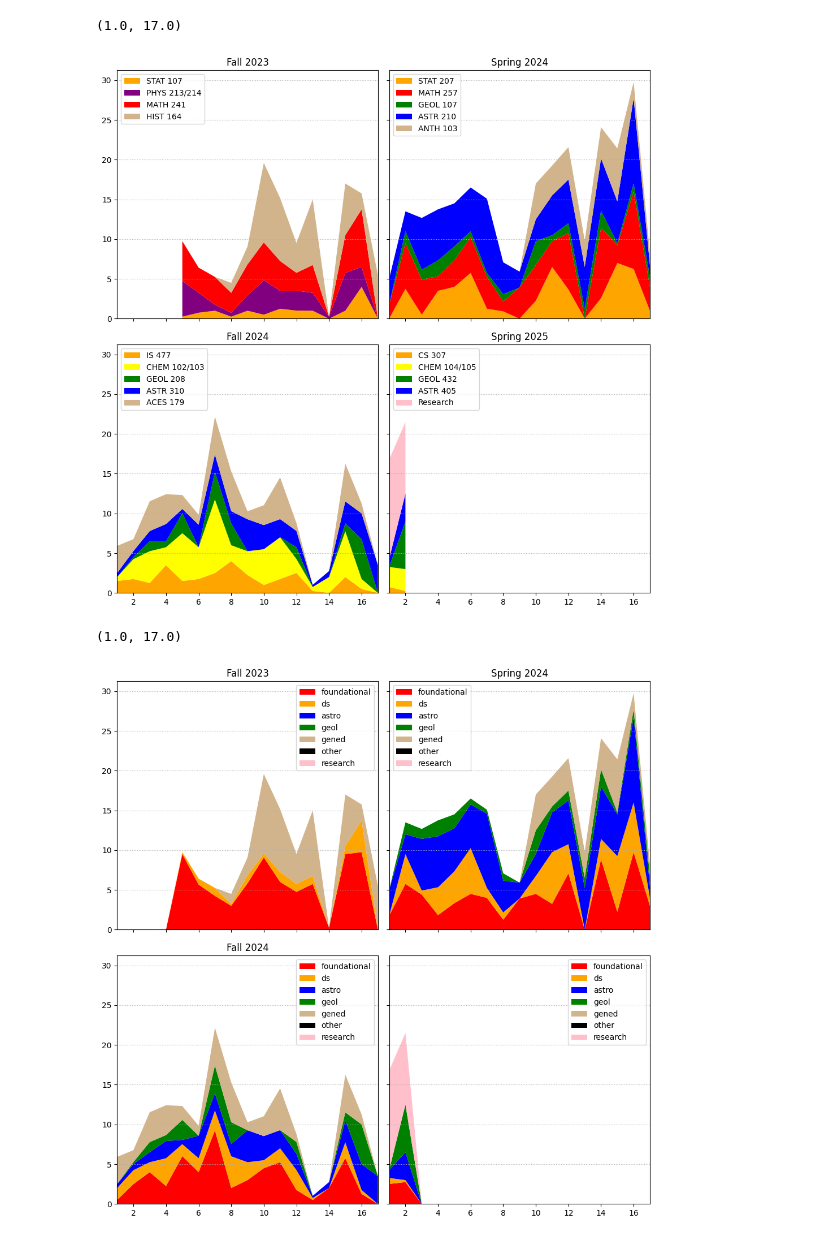
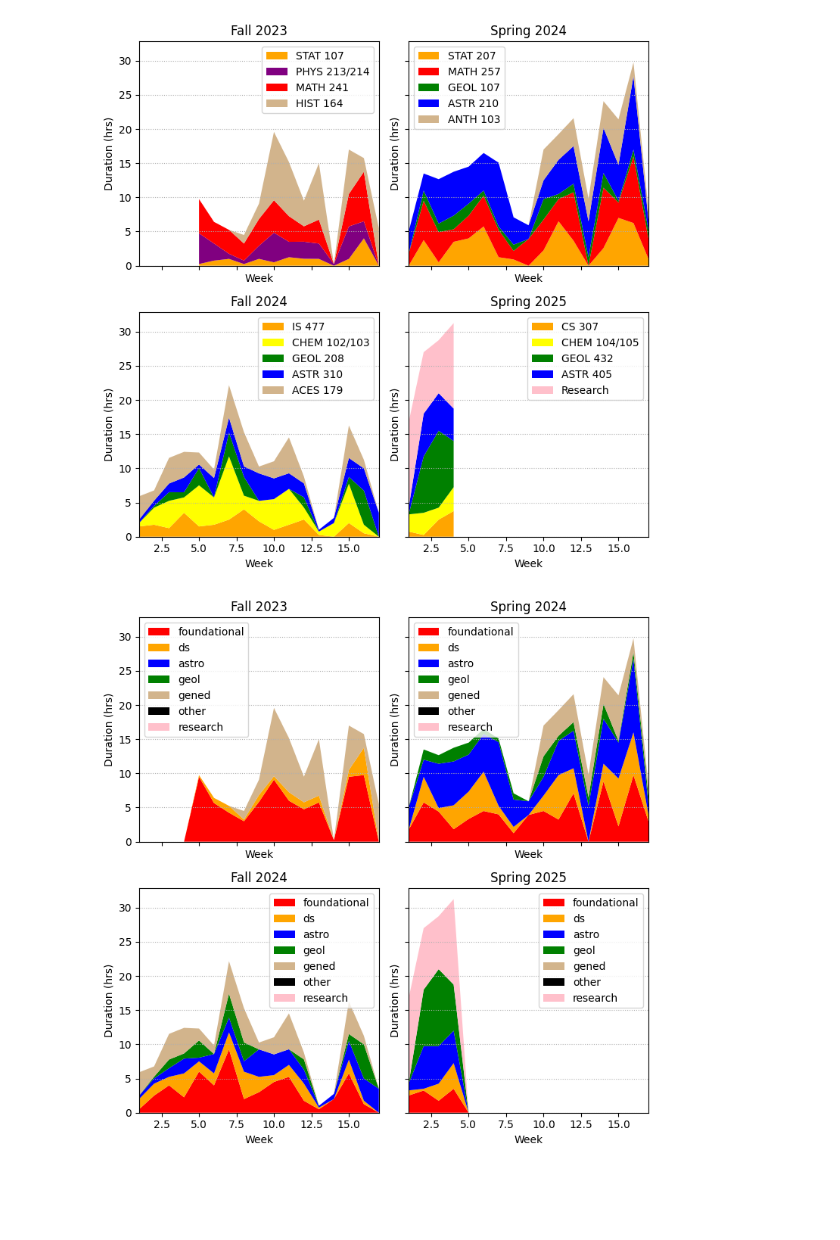
Before and after one commit to ryguy2k4/studytime, a Jupyter notebook: src/stack_plots.ipynb, the cells around one changed output. Cells and saved outputs as stored; diff of their text form; code cells hidden in the pictures; blank space fills up the shorter version.

```diff
--- a/src/stack_plots.ipynb
+++ b/src/stack_plots.ipynb
@@ -4,7 +4,7 @@ import matplotlib.pyplot as plt
 import pandas as pd
 import seaborn as sns
 # %%
-master = pd.read_csv("../data/master/studytime2.csv")
+master = pd.read_csv("../data/master/studytime.csv")
 master["day of week"] = pd.Categorical(master["day of week"], categories=["Monday", "Tuesday", "Wednesday", "Thursday", "Friday", "Saturday", "Sunday"], ordered=True)
 # %%
 def to_stack_plot_data(master, term, order=[]):
@@ -35,7 +35,7 @@ classes_and_colors = {
     },
 }
 # %%
-fig, ax = plt.subplots(2,2, figsize=[10,10], sharey=True, sharex=True)
+fig, ax = plt.subplots(2,2, figsize=[7.5,7.5], sharey=True, sharex=True)
 
 for i, term in enumerate(['fa23', 'sp24', 'fa24', 'sp25']):
     if i == 0:
@@ -53,27 +53,27 @@ for i, term in enumerate(['fa23', 'sp24', 'fa24', 'sp25']):
 
     df1 = to_stack_plot_data(master, term, classes_and_colors[term]['order'])
     ax[x,y].stackplot(df1.index, [df1[col]/60 for col in df1.columns], labels=df1.columns, colors=classes_and_colors[term]['colors'])
-    # ax[x,y].set_yticklabels([int(yt / 60.0) for yt in ax[x,y].get_yticks()])  # Convert ticks to hours
     ax[x,y].grid(axis='y', ls='dotted')
-    # ax[x,y].axvline(14, color='k', label="break")
-    ax[x,y].legend(df1.columns, loc='upper left')
+    ax[x,y].legend(df1.columns)
+    ax[x,y].set_xlabel("Week")
+    ax[x,y].set_ylabel("Duration (hrs)")
 
 
 # FIGURE
-# fig.text(0.08, 0.5, 'minutes', va='center', rotation='vertical')
-# fig.text(0.515, 0.08, 'week', ha='center', rotation='horizontal')
+# Subplot Titles
 ax[0,0].set_title("Fall 2023")
 ax[0,1].set_title("Spring 2024")
 ax[1,0].set_title("Fall 2024")
 ax[1,1].set_title("Spring 2025")
-fig.align_xlabels()
-ax[0,0].set_xticks(list(range(0,17,2)))
+# Axis Labels
+
+# Axis Limit
+plt.xlim(1, 17)
+
 plt.tight_layout()
 fig.savefig('../results/stackplot_by_class.png')
-plt.xlim(1, 17)
 # %% [output]
-(1.0, 17.0)
-[figure, old version]
+[figure, new version]
 # %%
 ds_group = ['STAT 107', 'STAT 207', 'IS 477', 'CS 307']
 astro_group = ['ASTR 210', 'ASTR 310', 'ASTR 405']
@@ -114,38 +114,40 @@ def to_stack_plot_data_groups(master, term):
     df = df[groups]
     return df
 # %%
-fig2, ax2 = plt.subplots(2,2, figsize=[10,10], sharey=True, sharex=True)
+fig2, ax2 = plt.subplots(2,2, figsize=[7.5,7.5], sharey=True, sharex=True)
 
 for i, term in enumerate(['fa23', 'sp24', 'fa24', 'sp25']):
     if i == 0:
         x=0
         y=0
     if i == 1:
         x=0
         y=1
     if i == 2:
         x=1
         y=0
     if i == 3:
         x=1
         y=1
 
     df1 = to_stack_plot_data_groups(df_groups, term)
     ax2[x,y].stackplot(df1.index, [df1[col]/60 for col in df1.columns], labels=df1.columns, colors=['red', 'orange', 'blue', 'green', 'tan', 'black', 'pink'])
-    # ax2[x,y].set_yticklabels([int(yt / 60.0) for yt in ax[x,y].get_yticks()])  # Convert ticks to hours
     ax2[x,y].grid(axis='y', ls='dotted')
-    # ax2[x,y].axvline(14, color='k', label="break")
-    # ax2[x,y].legend(df1.columns, loc='upper left')
-    ax2[x,y].legend()
+    ax2[x,y].legend(df1.columns)
+    ax2[x,y].set_xlabel("Week")
+    ax2[x,y].set_ylabel("Duration (hrs)")
 
+# FIGURE
+# Subplot Titles
 ax2[0,0].set_title("Fall 2023")
 ax2[0,1].set_title("Spring 2024")
 ax2[1,0].set_title("Fall 2024")
-fig2.align_xlabels()
-ax2[0,0].set_xticks(list(range(0,17,2)))
+ax2[1,1].set_title("Spring 2025")
+
+# Axis Limit
+plt.xlim(1, 17)
+
 plt.tight_layout()
 fig2.savefig('../results/stackplot_by_group.png')
-plt.xlim(1,17)
 # %% [output]
-(1.0, 17.0)
-[figure, old version]
+[figure, new version]
```
Also changed, not shown: 8 other files.
